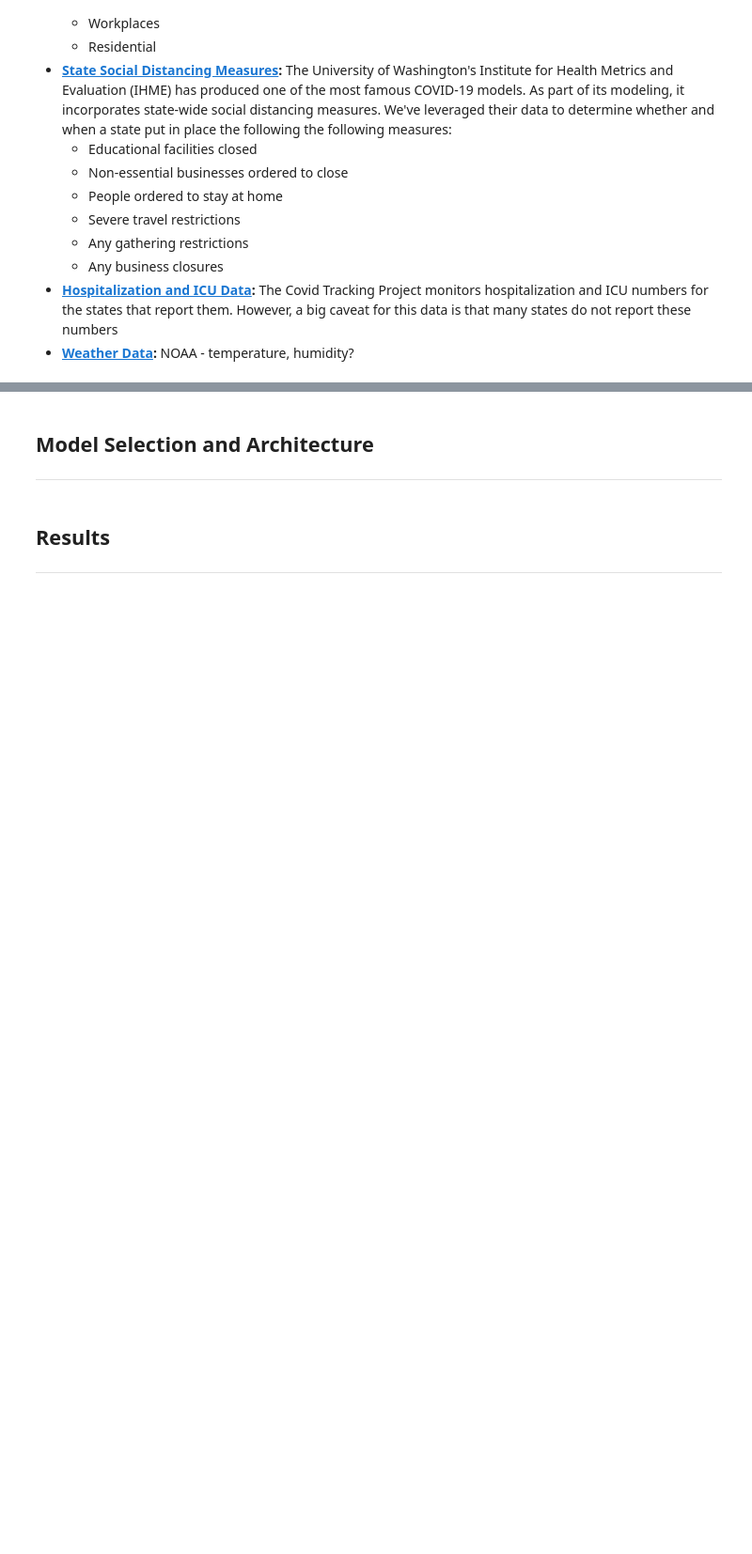
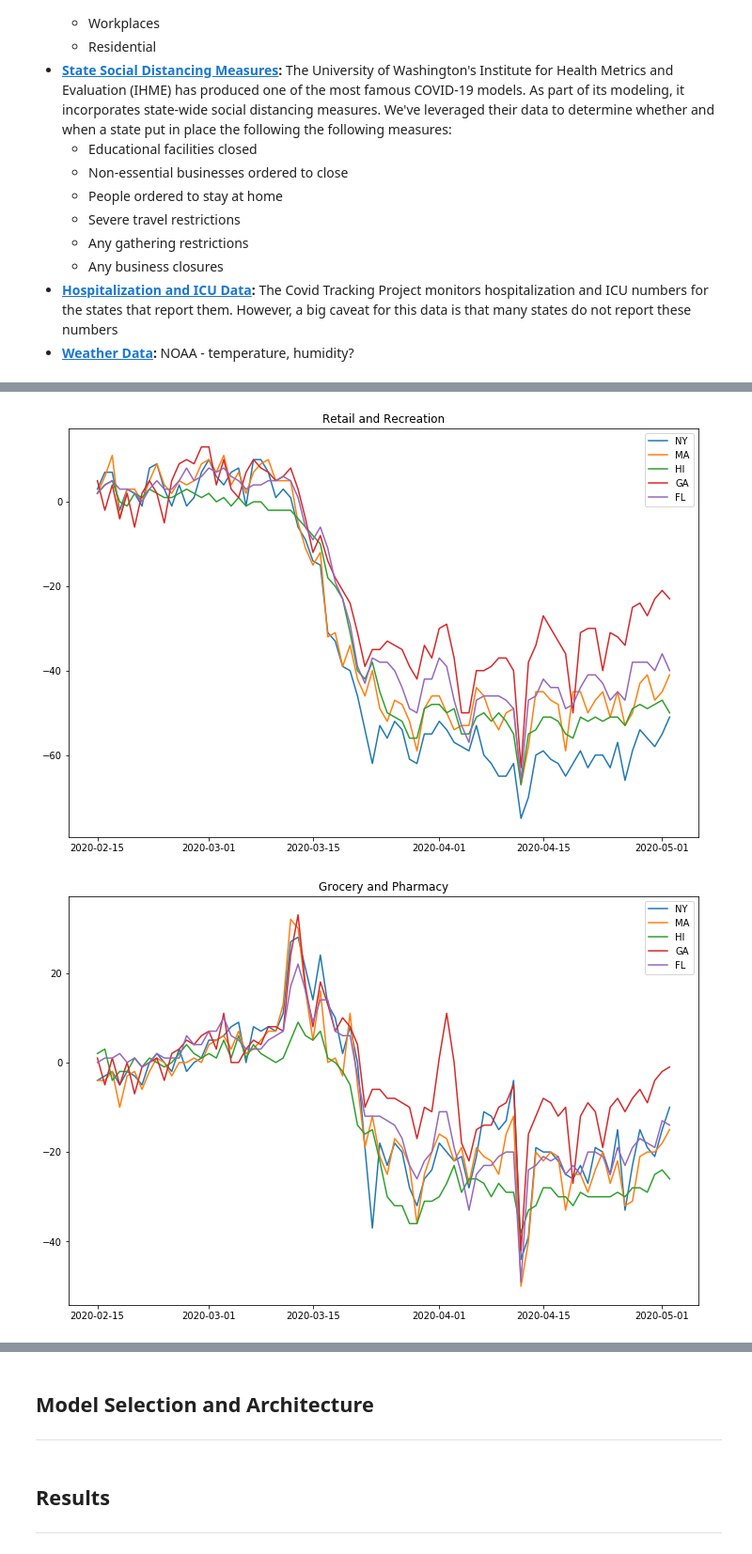
Before and after one commit to spotted-d/RNN_covid19_modeling, a Jupyter notebook: finalproject_group65.ipynb, the cells around one changed output, grey strips where cells are left out. Shown at 94% size. Cells and saved outputs as stored; diff of their text form; code cells hidden in the pictures; blank space fills up the shorter version.

```diff
--- a/finalproject_group65.ipynb
+++ b/finalproject_group65.ipynb
@@ -78,0 +78,4 @@ m._repr_html_()
+# %%
+# load mobility reports
+mobility_us = pickle.load( open( "./data/us_state_mobility_data.p", "rb" ) )
+mobility_us.head()
@@ -78,0 +89,64 @@ m._repr_html_()
+# %%
+# subset of a few states
+states = ["NY", "MA", "HI", "GA", "FL"]
+mobility_sub = mobility_us.loc[mobility_us["abbrev"].isin(states)]
+
+
+# plot
+fig, ax = plt.subplots(figsize=(12, 8))
+
+for state in states:
+    plt.plot("date", "retail_and_recreation_percent_change_from_baseline",
+             data=mobility_sub.loc[mobility_sub["abbrev"] == state], label=state)
+    plt.title("Retail and Recreation")
+    plt.legend();
+
+
+# plot
+fig, ax = plt.subplots(figsize=(12, 8))
+
+for state in states:
+    plt.plot("date", "grocery_and_pharmacy_percent_change_from_baseline",
+             data=mobility_sub.loc[mobility_sub["abbrev"] == state], label=state)
+    plt.title("Grocery and Pharmacy")
+    plt.legend();
+
+# plot
+fig, ax = plt.subplots(figsize=(12, 8))
+
+for state in states:
+    plt.plot("date", "parks_percent_change_from_baseline",
+             data=mobility_sub.loc[mobility_sub["abbrev"] == state], label=state)
+    plt.title("Parks")
+    plt.legend();
+
+# plot
+fig, ax = plt.subplots(figsize=(12, 8))
+
+for state in states:
+    plt.plot("date", "transit_stations_percent_change_from_baseline",
+             data=mobility_sub.loc[mobility_sub["abbrev"] == state], label=state)
+    plt.title("Transit Stations")
+    plt.legend();
+
+
+# plot
+fig, ax = plt.subplots(figsize=(12, 8))
+
+for state in states:
+    plt.plot("date", "workplaces_percent_change_from_baseline",
+             data=mobility_sub.loc[mobility_sub["abbrev"] == state], label=state)
+    plt.title("Workplaces")
+    plt.legend();
+
+# plot
+fig, ax = plt.subplots(figsize=(12, 8))
+
+for state in states:
+    plt.plot("date", "residential_percent_change_from_baseline",
+             data=mobility_sub.loc[mobility_sub["abbrev"] == state], label=state)
+    plt.title("Residential")
+    plt.legend();
+# %% [output]
+[figure, added]
+[figure, added]
```
Also changed, not shown: parts of 7 cells of this notebook.
